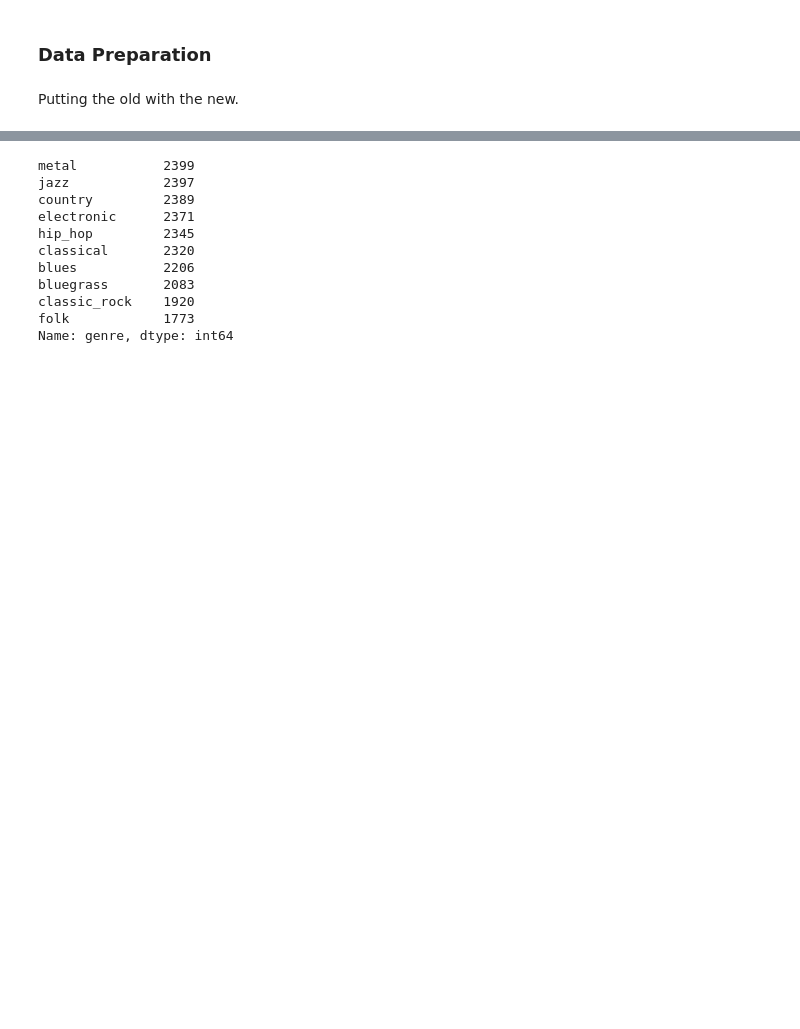
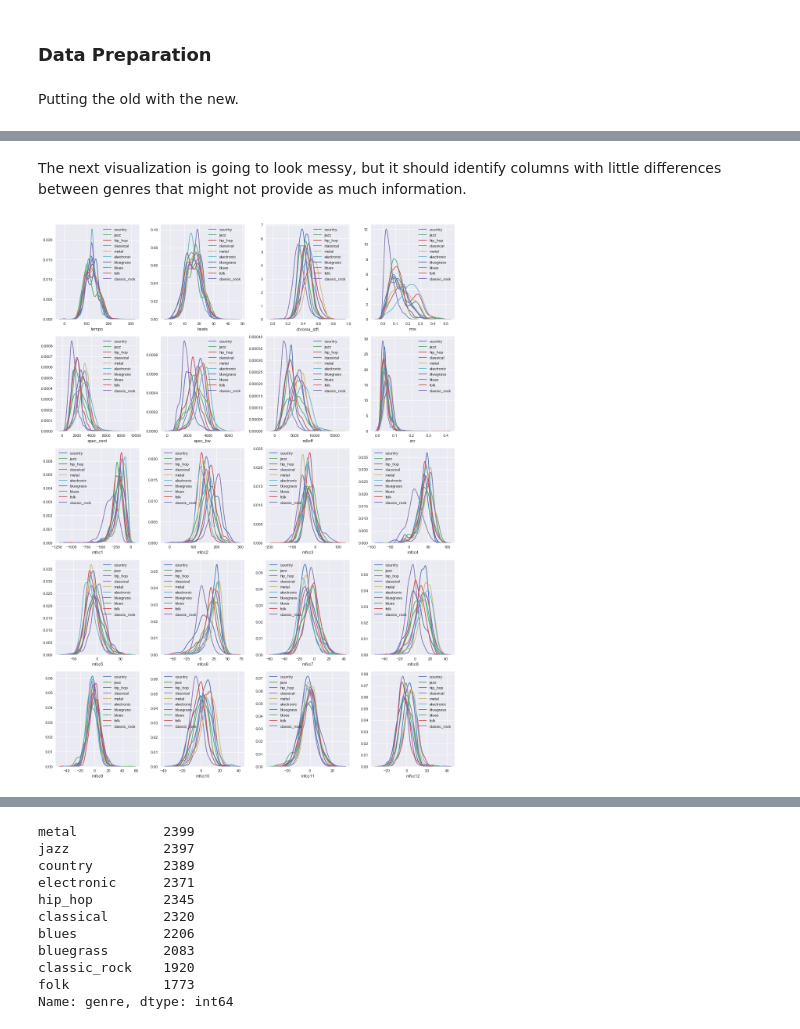
Before and after one commit to Patrickbfuller/classify_genre, a Jupyter notebook: extra_genres.ipynb, the cells around one changed output, grey strips where cells are left out. Drawn from its saved outputs; the diff is of its cells as text; code cells hidden in the pictures; blank space fills up the shorter version.

Commit message:
debug orig genres nb, add crispdm markdown to extra genres, add new pkl to classify func, add messy visualizations.

```diff
--- a/extra_genres.ipynb
+++ b/extra_genres.ipynb
@@ -65,0 +94,15 @@ df = pd.concat([df_original, df_extra])
+# %% [markdown]
+The next visualization is going to look messy, but it should identify columns with little differences between genres that might not provide as much information.
+# %%
+genres_to_viz = df.genre.unique()
+# genres_to_viz = ['jazz', 'classical']
+plt.figure(figsize=(15,20))
+for n, feature in enumerate(df.select_dtypes(['float', 'int']), 1):
+    plt.subplot(5,4,n)
+    for genre in genres_to_viz:
+        sns.distplot(df.loc[df.genre == genre, feature], hist=None, label=genre)
+    plt.legend()
+    n+=1
+plt.tight_layout()
+# %% [output]
+[figure, added]
```
Also changed, not shown: parts of 25 cells of this notebook, 3 other files.
